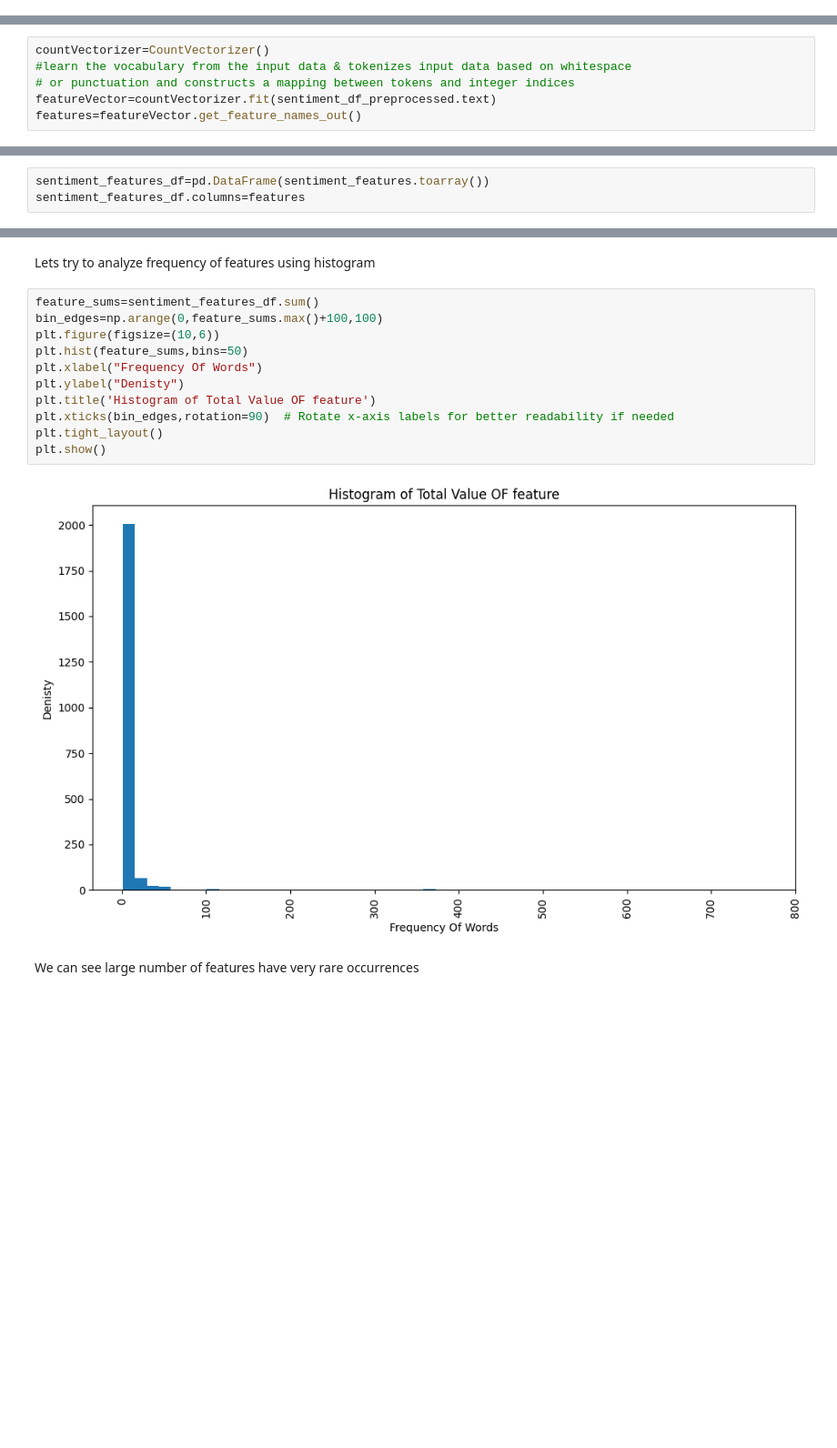
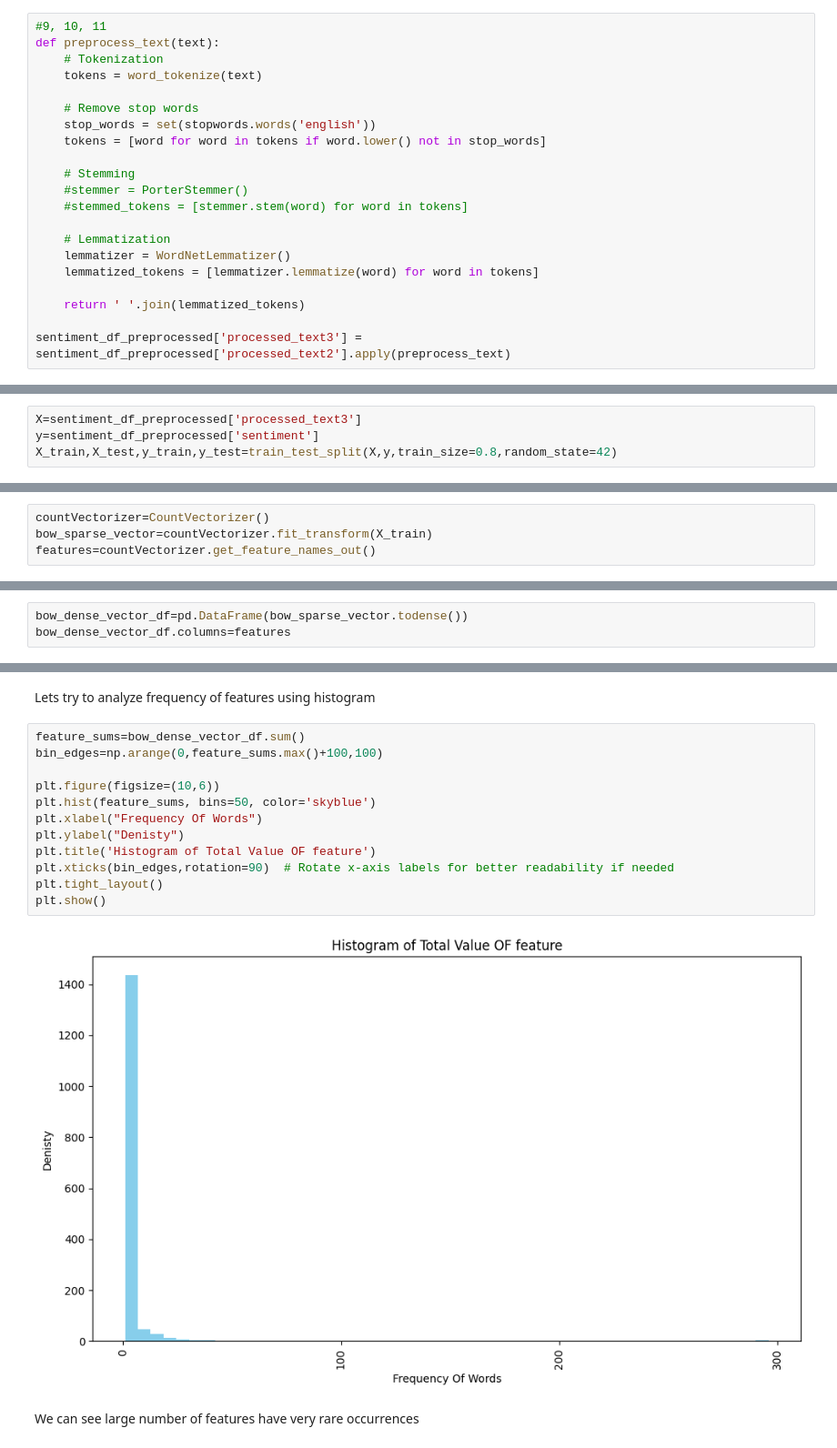
Before and after one commit to TanusreeDas/machine-learning-with-python, a Jupyter notebook: notebooks/first_nlp-sentiment_analysis.ipynb, the cells around one changed output, grey strips where cells are left out. Shown at 91% size. Drawn from its saved outputs; the diff is of its cells as text; blank space fills up the shorter version.

```diff
--- a/notebooks/first_nlp-sentiment_analysis.ipynb
+++ b/notebooks/first_nlp-sentiment_analysis.ipynb
@@ -148,0 +213,21 @@ Lets consider each word as a feature, each sentence (all called as record and do
+# %%
+#9, 10, 11
+def preprocess_text(text):
+    # Tokenization
+    tokens = word_tokenize(text)
+
+    # Remove stop words
+    stop_words = set(stopwords.words('english'))
+    tokens = [word for word in tokens if word.lower() not in stop_words]
+
+    # Stemming
+    #stemmer = PorterStemmer()
+    #stemmed_tokens = [stemmer.stem(word) for word in tokens]
+
+    # Lemmatization
+    lemmatizer = WordNetLemmatizer()
+    lemmatized_tokens = [lemmatizer.lemmatize(word) for word in tokens]
+
+    return ' '.join(lemmatized_tokens)
+
+sentiment_df_preprocessed['processed_text3'] = sentiment_df_preprocessed['processed_text2'].apply(preprocess_text)
@@ -149 +241,5 @@ Lets consider each word as a feature, each sentence (all called as record and do
+# %%
+X=sentiment_df_preprocessed['processed_text3']
+y=sentiment_df_preprocessed['sentiment']
+X_train,X_test,y_train,y_test=train_test_split(X,y,train_size=0.8,random_state=42)
 # %% [markdown]
@@ -152,7 +248,5 @@ Lets consider each word as a feature, each sentence (all called as record and do
 Convert each document to a vector that represents words available in the document. There are three ways to do that<br> <ol><li><b><span style="color:blue">Count Vector Model-></span></b> count the occurrence of each word in the document.</li><li><b><span style="color:blue">Term Frequency Vector Model-></span></b> the frequency of each word(term) in the document. that means number of occurrences of that word divided by total number of words</li><li><b><span style="color:blue">Term Frequency-Inverse DocumentFrequency (TF-IDF) Model-></span></b> Shows the importance of a word to a document. It increases proportionally to the number of times a word apprears in the document and is reduced by the frequency of the word present in the corpus. </li></ol>
 # %%
 countVectorizer=CountVectorizer()
-#learn the vocabulary from the input data & tokenizes input data based on whitespace
-# or punctuation and constructs a mapping between tokens and integer indices
-featureVector=countVectorizer.fit(sentiment_df_preprocessed.text)
-features=featureVector.get_feature_names_out()
+bow_sparse_vector=countVectorizer.fit_transform(X_train)
+features=countVectorizer.get_feature_names_out()
@@ -181,3 +261,3 @@ sentiment_features.getnnz() #To count the total non zero elements in the sparse
 # %%
-sentiment_features_df=pd.DataFrame(sentiment_features.toarray())
-sentiment_features_df.columns=features
+bow_dense_vector_df=pd.DataFrame(bow_sparse_vector.todense())
+bow_dense_vector_df.columns=features
@@ -186,17 +280,18 @@ We can see many numeric values. we need to understand whether they are impor
 # %% [markdown]
 Lets try to analyze frequency of features using histogram
 # %%
-feature_sums=sentiment_features_df.sum()
+feature_sums=bow_dense_vector_df.sum()
 bin_edges=np.arange(0,feature_sums.max()+100,100)
+
 plt.figure(figsize=(10,6))
-plt.hist(feature_sums,bins=50)
+plt.hist(feature_sums, bins=50, color='skyblue')
 plt.xlabel("Frequency Of Words")
 plt.ylabel("Denisty")
 plt.title('Histogram of Total Value OF feature')
 plt.xticks(bin_edges,rotation=90)  # Rotate x-axis labels for better readability if needed
 plt.tight_layout()
 plt.show()
 # %% [output]
-[figure, old version]
+[figure, new version]
 # %% [markdown]
 We can see large number of features have very rare occurrences
```
Also changed, not shown: parts of 51 cells of this notebook.
